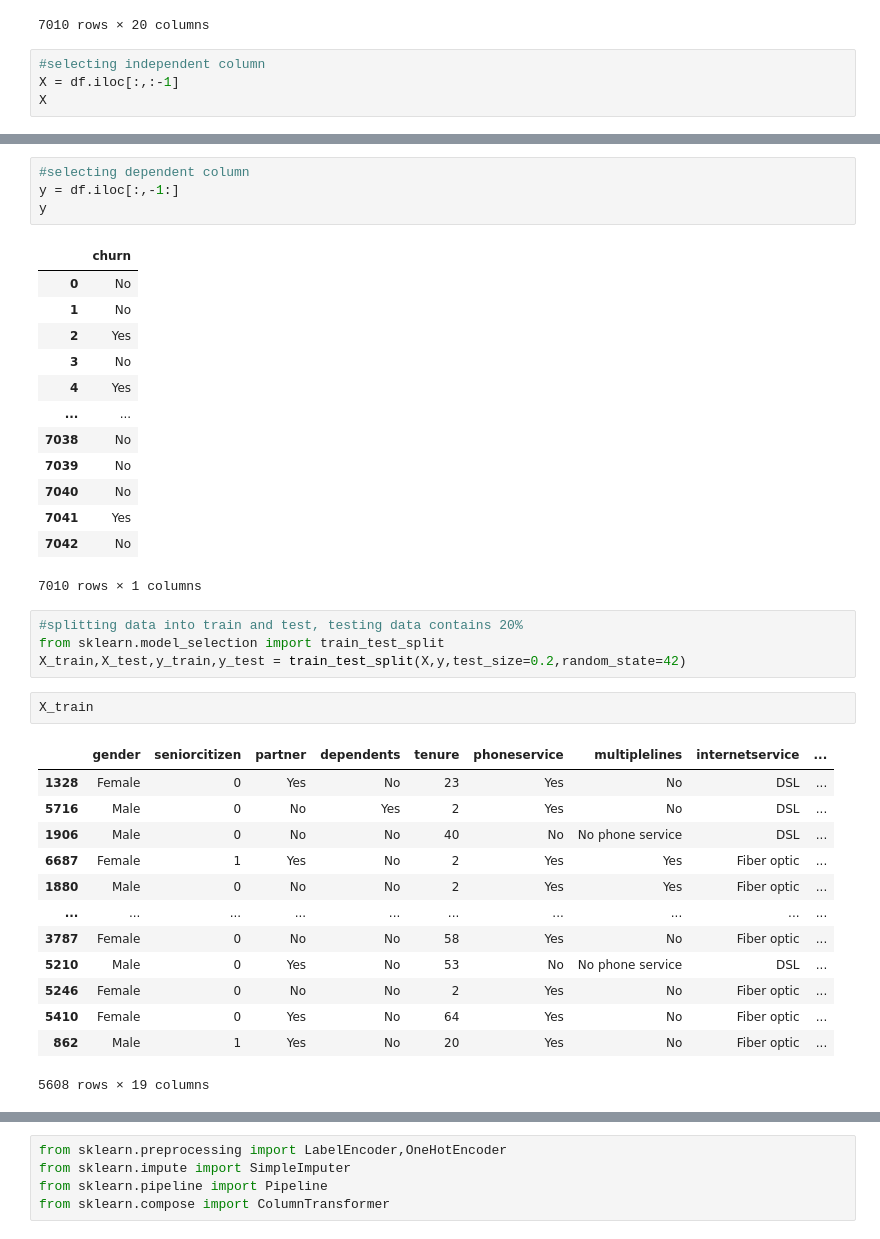
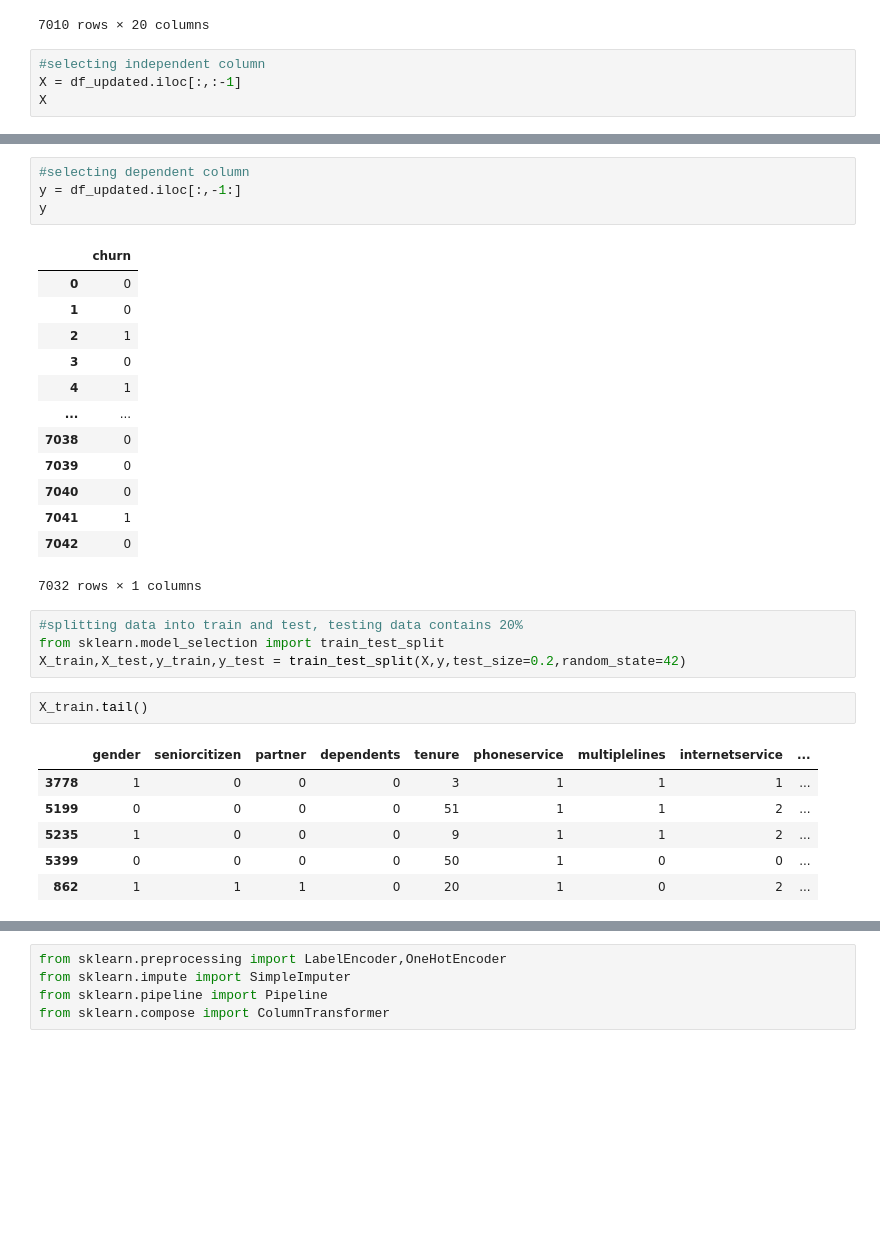
Before and after one commit to Mohamed-Maaz-Rehan/Telecom-Churn-Prediction, a Jupyter notebook: EDA Notebooks/Dhiraj/Telecom_Churn_Prediction_week11.ipynb, the cells around one changed output, grey strips where cells are left out. Cells and saved outputs as stored; diff of their text form; blank space fills up the shorter version.

```diff
--- a/EDA Notebooks/Dhiraj/Telecom_Churn_Prediction_week11.ipynb
+++ b/EDA Notebooks/Dhiraj/Telecom_Churn_Prediction_week11.ipynb
@@ -594,7 +586,7 @@ df
 7010 rows × 20 columns
 # %%
 #selecting independent column
-X = df.iloc[:,:-1]
+X = df_updated.iloc[:,:-1]
 X
 # %% [output]
 |  | gender | seniorcitizen | partner | dependents | tenure | phoneservice | multiplelines | internetservice | ... |
@@ -613,41 +605,34 @@ X
 # %%
 #selecting dependent column
-y = df.iloc[:,-1:]
+y = df_updated.iloc[:,-1:]
 y
 # %% [output]
 |  | churn |
-| 0 | No |
-| 1 | No |
-| 2 | Yes |
-| 3 | No |
-| 4 | Yes |
+| 0 | 0 |
+| 1 | 0 |
+| 2 | 1 |
+| 3 | 0 |
+| 4 | 1 |
 | ... | ... |
-| 7038 | No |
-| 7039 | No |
-| 7040 | No |
-| 7041 | Yes |
-| 7042 | No |
+| 7038 | 0 |
+| 7039 | 0 |
+| 7040 | 0 |
+| 7041 | 1 |
+| 7042 | 0 |
-7010 rows × 1 columns
+7032 rows × 1 columns
 # %%
 #splitting data into train and test, testing data contains 20%
 from sklearn.model_selection import train_test_split
 X_train,X_test,y_train,y_test = train_test_split(X,y,test_size=0.2,random_state=42)
 # %%
-X_train
+X_train.tail()
 # %% [output]
 |  | gender | seniorcitizen | partner | dependents | tenure | phoneservice | multiplelines | internetservice | ... |
-| 1328 | Female | 0 | Yes | No | 23 | Yes | No | DSL | ... |
-| 5716 | Male | 0 | No | Yes | 2 | Yes | No | DSL | ... |
-| 1906 | Male | 0 | No | No | 40 | No | No phone service | DSL | ... |
-| 6687 | Female | 1 | Yes | No | 2 | Yes | Yes | Fiber optic | ... |
-| 1880 | Male | 0 | No | No | 2 | Yes | Yes | Fiber optic | ... |
-| ... | ... | ... | ... | ... | ... | ... | ... | ... | ... |
-| 3787 | Female | 0 | No | No | 58 | Yes | No | Fiber optic | ... |
-| 5210 | Male | 0 | Yes | No | 53 | No | No phone service | DSL | ... |
-| 5246 | Female | 0 | No | No | 2 | Yes | No | Fiber optic | ... |
-| 5410 | Female | 0 | Yes | No | 64 | Yes | No | Fiber optic | ... |
-| 862 | Male | 1 | Yes | No | 20 | Yes | No | Fiber optic | ... |
+| 3778 | 1 | 0 | 0 | 0 | 3 | 1 | 1 | 1 | ... |
+| 5199 | 0 | 0 | 0 | 0 | 51 | 1 | 1 | 2 | ... |
+| 5235 | 1 | 0 | 0 | 0 | 9 | 1 | 1 | 2 | ... |
+| 5399 | 0 | 0 | 0 | 0 | 50 | 1 | 0 | 0 | ... |
+| 862 | 1 | 1 | 1 | 0 | 20 | 1 | 0 | 2 | ... |
-5608 rows × 19 columns
 # %%
 y_train
 # %% [output]
```
Also changed, not shown: parts of 28 cells of this notebook.
